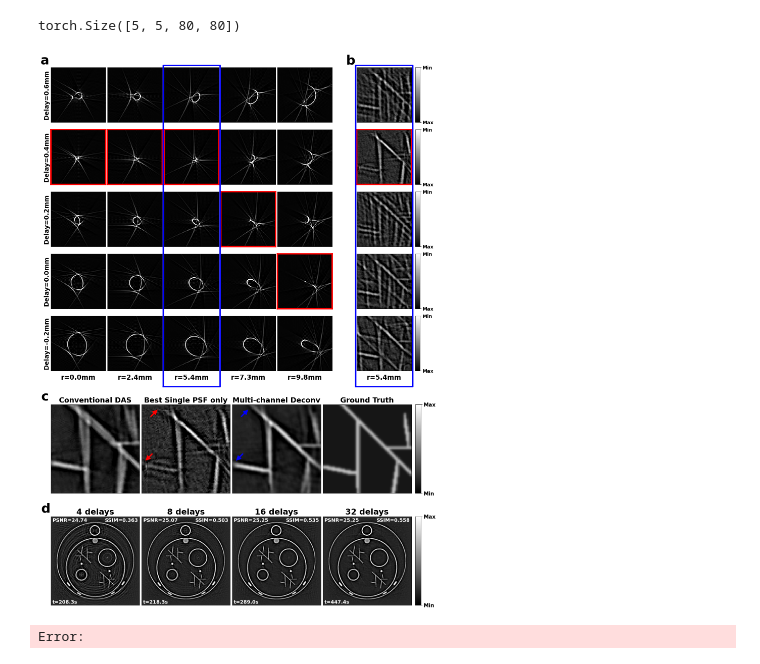
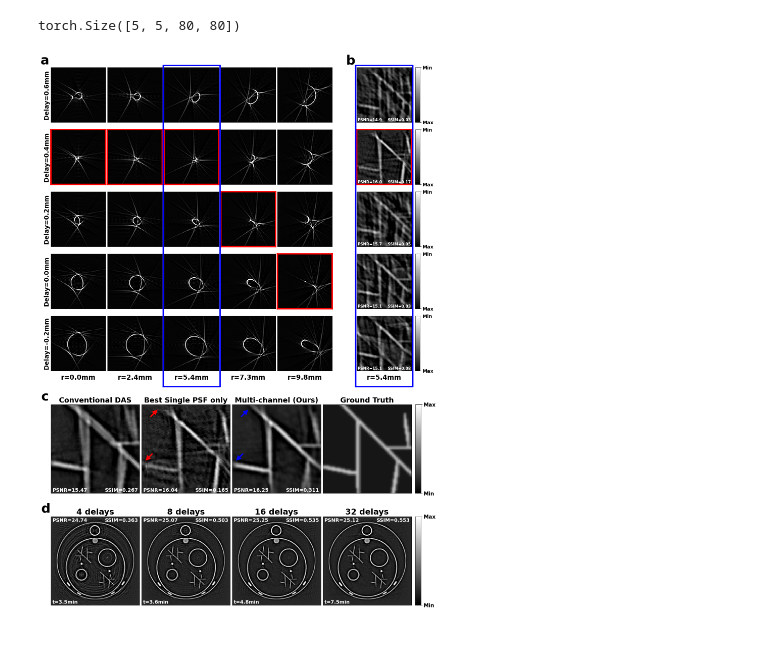
Before and after one commit to Lukeli0425/Coord-SoS-PACT, a Jupyter notebook: figures/figure_deconvolution.ipynb, the cells around one changed output. Drawn from its saved outputs; the diff is of its cells as text; code cells hidden in the pictures.

```diff
--- a/figures/figure_deconvolution.ipynb
+++ b/figures/figure_deconvolution.ipynb
@@ -121,7 +121,7 @@ rec_combined, _, _ = deconv(obs_stack, tf_stack)
 rec_combined = rec_combined.squeeze(0).squeeze(0).detach().cpu().numpy()
 # %%
 recs = []
-deconv = WienerBatched(lam=0.005, order=3)
+deconv = WienerBatched(lam=10e-3, order=0.5)
 deconv.cuda()
 deconv.eval()
 for idx, delay in zip(ids_show, delays_show):
@@ -133,6 +133,7 @@ for idx, delay in zip(ids_show, delays_show):
 # %%
 recs = [standardize(img) for img in recs]
 [rec_das, rec_combined, gt] = [standardize(img) for img in [rec_das, rec_combined, gt]]
+data_range_patch = rec_das.max() - rec_das.min()
 # %%
 rs = [0, R/4, r, 3*R/4, R]
 psfs_show, tfs_show = [], []
@@ -187,6 +188,8 @@ for j, delay in enumerate(delays_show):
     plt.xticks([])
     plt.yticks([])
     plt.imshow(recs[j], cmap='gray', norm=norm_IP)
+    plt.text(s='PSNR={:.1f}'.format(psnr(gt, recs[j], data_range=data_range_patch)), x=1, y=78, fontsize=11, fontweight='bold', color='white')
+    plt.text(s='SSIM={:.2f}'.format(ssim(gt, recs[j], data_range=data_range_patch)), x=45, y=78, fontsize=11, fontweight='bold', color='white')
     if j == 0:
         ax.set_title('r={:.1f}mm'.format(rs[2]*1e3), fontsize=19, fontweight='bold', y=-0.2)
     elif j == 4:
@@ -212,12 +215,15 @@ main_ax.plot([x1, x1, x2, x2, x1], [y1, y2, y2, y1, y1], color='blue', linewidth
 main_ax.plot([x3, x3, x4, x4, x3], [y1, y2, y2, y1, y1], color='blue', linewidth=4.)
 
 # Panel c: comparing single/multi-channel deconvolution on an image patch.
-for j, (img, title) in enumerate(zip([rec_das, recs[best_ids[2]], rec_combined, gt], ['Conventional DAS', 'Best Single PSF only', 'Multi-channel Deconv', 'Ground Truth'])):
+for j, (img, title) in enumerate(zip([rec_das, recs[best_ids[2]], rec_combined, gt], ['Conventional DAS', 'Best Single PSF only', 'Multi-channel (Ours)', 'Ground Truth'])):
     ax = plt.subplot(gs[27:35,8*j:8*(j+1)])
     plt.xticks([])
     plt.yticks([])
     plt.imshow(img, cmap='gray', norm=norm_IP)
     plt.title(title, fontsize=20.5, fontweight='bold')
+    if j < 3:
+        plt.text(s='PSNR={:.2f}'.format(psnr(gt, img, data_range=data_range_patch)), x=1, y=78, fontsize=14, fontweight='bold', color='white')
+        plt.text(s='SSIM={:.3f}'.format(ssim(gt, img, data_range=data_range_patch)), x=48, y=78, fontsize=14, fontweight='bold', color='white')
     if j == 0:
         plt.title('c', loc='left', x=-0.11, y=1.02, fontsize=37, fontweight='bold', color='black')
     elif j == 1:
@@ -227,33 +233,32 @@ for j, (img, title) in enumerate(zip([rec_das, recs[best_ids[2]], rec_combined,
         plt.arrow(8, 10, 3, -3, color='blue', linewidth=3.5, head_width=3, head_length=3)
         plt.arrow(9, 44, -3, 3, color='blue', linewidth=3.5, head_width=3, head_length=3)
     elif j == 3:
         cax = fig.add_axes([ax.get_position().x1+0.008, ax.get_position().y0, 0.012, ax.get_position().height])
         cb = plt.colorbar(cax=cax)
         cb.set_ticks([-1, 5])
         cb.set_ticklabels(['Min', 'Max'], fontsize=15, fontweight='bold')
 
 # Panel d: comparing different number of delays in mutli-channel deconvolution.
 for j, n_delays in enumerate(n_delays_list):
     params = '{}delays_{}lyrs_{}fts_TV={:.1e}_lr={:.1e}_{}iters'.format(n_delays, 1, 64, 5e-5, 1e-4, 30)
     IP_rec = standardize(load_mat(os.path.join(RESULTS_DIR, 'NF-APACT', params, 'IP_rec.mat')))
     t = load_log(os.path.join(RESULTS_DIR, 'NF-APACT', params, 'log.json'))['time']
     ax = plt.subplot(gs[36:44,8*j:8*(j+1)])
     plt.xticks([])
     plt.yticks([])
     plt.imshow(IP_rec, cmap='gray', norm=norm_IP)
     plt.title(f'{n_delays} delays', fontsize=23, fontweight='bold')
     plt.text(s='PSNR={:.2f}'.format(psnr(IP_gt, IP_rec, data_range=data_range_IP)), x=9, y=33, fontsize=14, fontweight='bold', color='white')
     plt.text(s='SSIM={:.3f}'.format(ssim(IP_gt, IP_rec, data_range=data_range_IP)), x=339, y=33, fontsize=14, fontweight='bold', color='white')
-    plt.text(s='t={:.1f}s'.format(t), x=9, y=550, fontsize=14, fontweight='bold', color='white')
+    plt.text(s='t={:.1f}min'.format(t/60), x=9, y=550, fontsize=14, fontweight='bold', color='white')
     if j == 0:
         plt.title('d', loc='left', x=-0.11, y=1.02, fontsize=37, fontweight='bold', color='black')
     elif j == 3:
         cax = fig.add_axes([ax.get_position().x1+0.008, ax.get_position().y0, 0.012, ax.get_position().height])
         cb = plt.colorbar(cax=cax)
         cb.set_ticks([-1, 5])
         cb.set_ticklabels(['Min', 'Max'], fontsize=15, fontweight='bold')
 
 plt.savefig('figure_deconvolution.png', dpi=256, bbox_inches='tight')
 # %% [output]
-[figure, old version]
+[figure, new version]
-Error:
```
Also changed, not shown: 1 other file.
